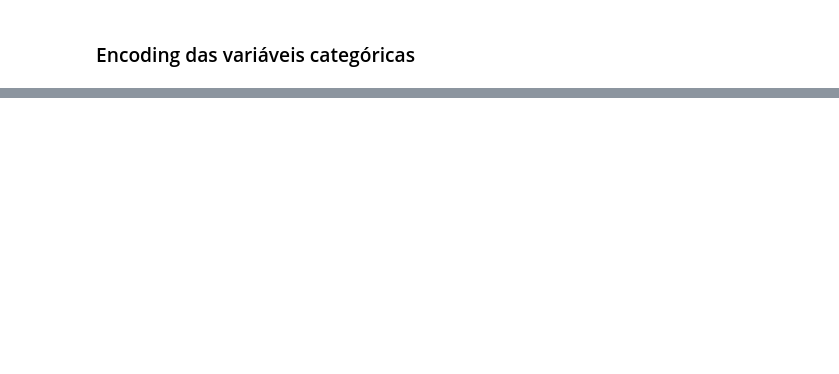
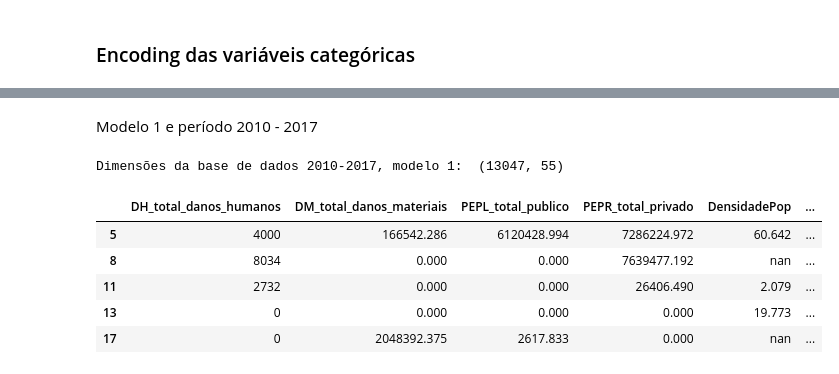
Before and after one commit to brunagmoura/previsaoreconhecimento, a Jupyter notebook: mynewbook/_build/jupyter_execute/Pré processamento.ipynb, the cells around one changed output, grey strips where cells are left out. Cells and saved outputs as stored; diff of their text form; code cells hidden in the pictures; blank space fills up the shorter version.

```diff
--- a/mynewbook/_build/jupyter_execute/Pré processamento.ipynb
+++ b/mynewbook/_build/jupyter_execute/Pré processamento.ipynb
@@ -128,0 +220,25 @@ df_eventos = df_eventos.sample(frac=1).reset_index()
+# %%
+colunas_modelo1 = ['DH_total_danos_humanos', 'DM_total_danos_materiais', 'PEPL_total_publico',
+                         'PEPR_total_privado', 'DensidadePop']
+
+colunas_modelo1_cadunico = ['DOMICILIO_AREARURAL', 'PDEFAGUA', 'PDEFESGOTO',
+                      'PDEFLIXO', 'PDEFSAN', 'QTDE_FAMILIAS_ATUALIZADAS']
+
+colunas_modelo1 += [col for col in df_eventos_2010_2017.columns if col.startswith('regiao_')]
+colunas_modelo1 += [col for col in df_eventos_2010_2017.columns if col.startswith('COBRADE_')]
+
+df_eventos_2010_2017_modelo1 = df_eventos_2010_2017[colunas_modelo1]
+df_eventos_2018_2024_modelo1 = df_eventos_2018_2024[colunas_modelo1 + colunas_modelo1_cadunico]
+# %% [markdown]
+Modelo 1 e período 2010 - 2017
+# %%
+print("Dimensões da base de dados 2010-2017, modelo 1: ", df_eventos_2010_2017_modelo1.shape)
+estilo_tabelas(df_eventos_2010_2017_modelo1.head(5))
+# %% [output]
+Dimensões da base de dados 2010-2017, modelo 1:  (13047, 55)
+|  | DH_total_danos_humanos | DM_total_danos_materiais | PEPL_total_publico | PEPR_total_privado | DensidadePop | ... |
+| 5 | 4000 | 166542.286 | 6120428.994 | 7286224.972 | 60.642 | ... |
+| 8 | 8034 | 0.000 | 0.000 | 7639477.192 | nan | ... |
+| 11 | 2732 | 0.000 | 0.000 | 26406.490 | 2.079 | ... |
+| 13 | 0 | 0.000 | 0.000 | 0.000 | 19.773 | ... |
+| 17 | 0 | 2048392.375 | 2617.833 | 0.000 | nan | ... |
```
Also changed, not shown: parts of 24 cells of this notebook, 28 other files.
